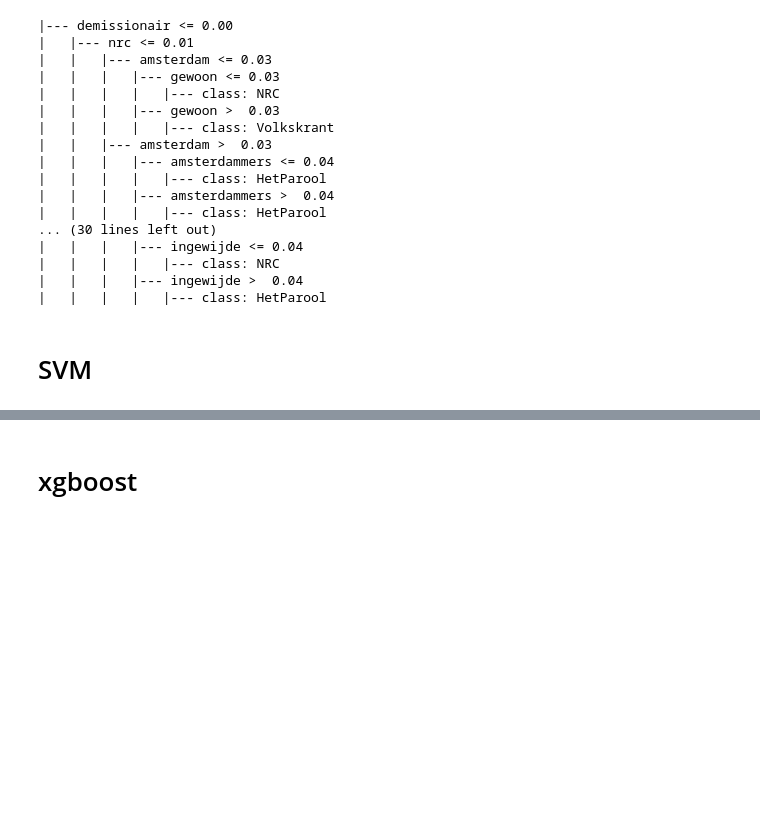
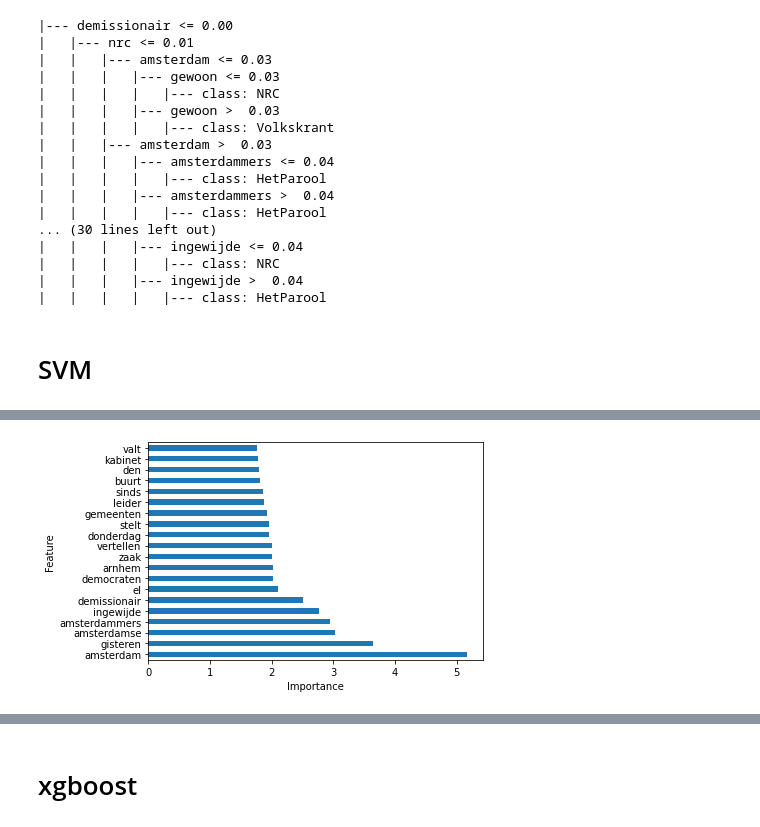
Before and after one commit to Chris-Congleton/MSc-Thesis, a Jupyter notebook: Analysis/2021_SourceClassification.ipynb, the cells around one changed output, grey strips where cells are left out. Drawn from its saved outputs; the diff is of its cells as text; code cells hidden in the pictures; blank space fills up the shorter version.

```diff
--- a/Analysis/2021_SourceClassification.ipynb
+++ b/Analysis/2021_SourceClassification.ipynb
@@ -315,0 +363,7 @@ weighted avg       0.56      0.55      0.51      3100
+# %%
+ax = pd.Series(abs(clf.coef_[2]), index=feature_names).nlargest(20).plot(kind='barh')
+plt.xlabel("Importance")
+plt.ylabel('Feature')
+plt.show()
+# %% [output]
+[figure, added]
```
Also changed, not shown: parts of 10 cells of this notebook.
